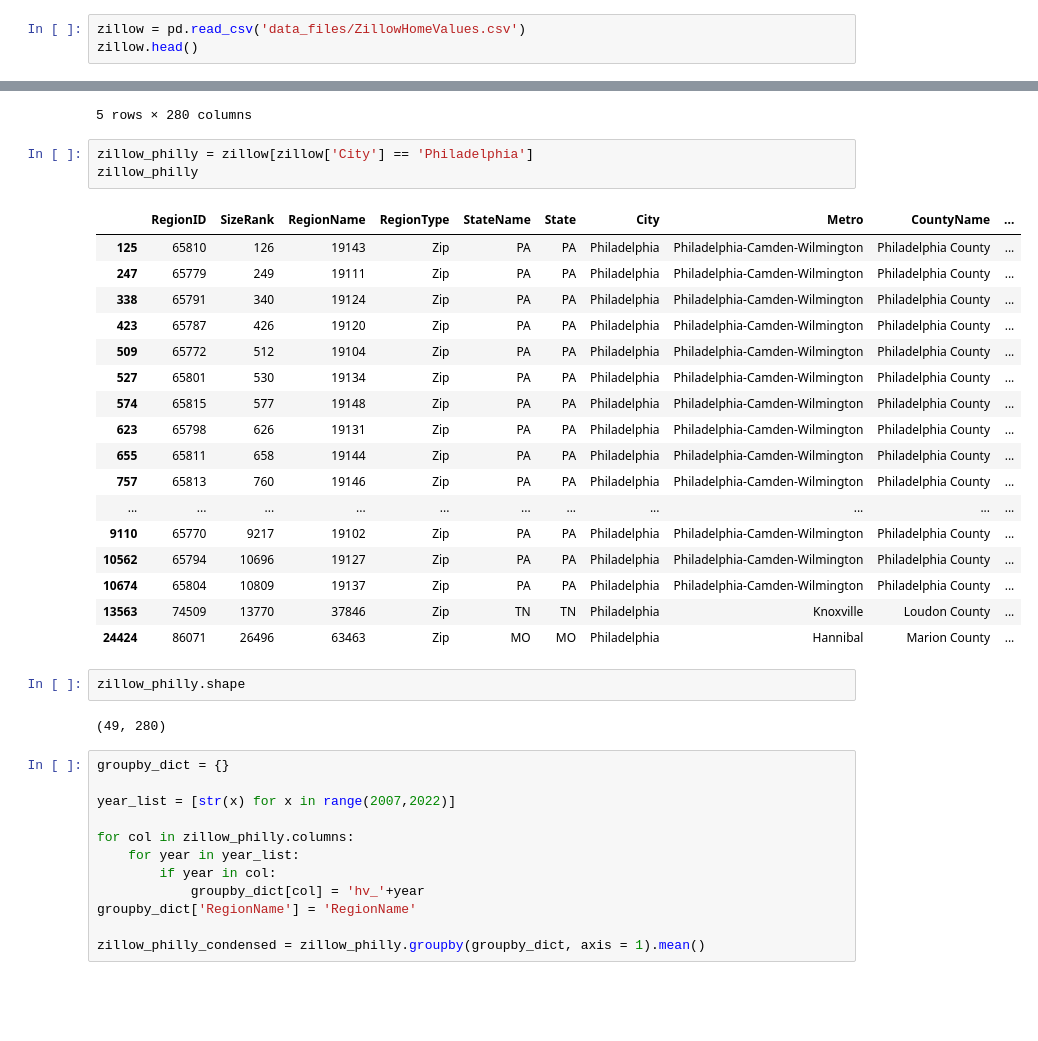
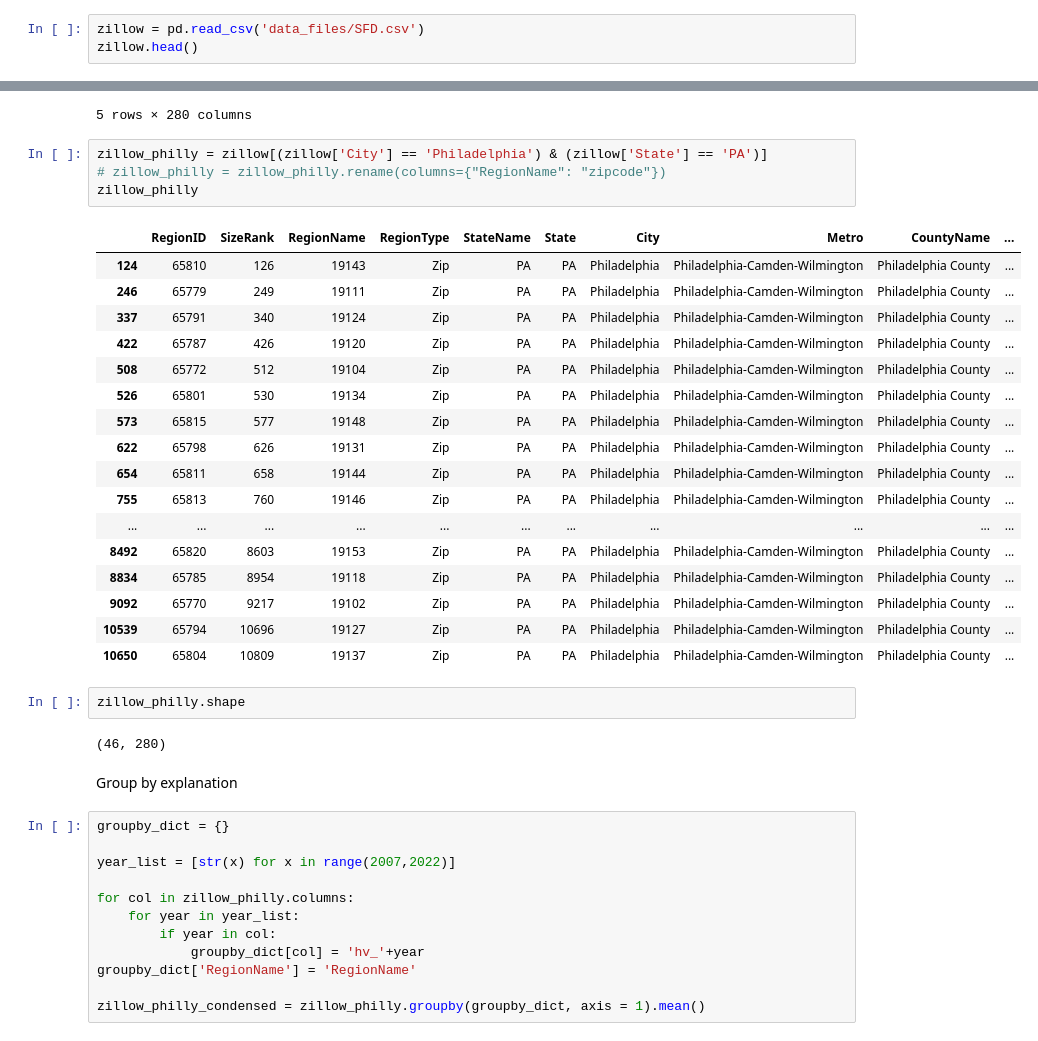
Before and after one commit to JohnnyKile/Philadelphia-Housing-Analysis, a Jupyter notebook: Philadelphia Housing Analysis.ipynb, the cells around one changed output, grey strips where cells are left out. Drawn from its saved outputs; the diff is of its cells as text; blank space fills up the shorter version.

```diff
--- a/Philadelphia Housing Analysis.ipynb
+++ b/Philadelphia Housing Analysis.ipynb
@@ -327,5 +264,5 @@ pdf2.head()
 # %%
-zillow = pd.read_csv('data_files/ZillowHomeValues.csv')
+zillow = pd.read_csv('data_files/SFD.csv')
 zillow.head()
 # %% [output]
 |  | RegionID | SizeRank | RegionName | RegionType | StateName | State | City | Metro | CountyName | ... |
@@ -336,30 +273,33 @@ zillow.head()
 | 4 | 84616 | 4 | 60614 | Zip | IL | IL | Chicago | Chicago-Naperville-Elgin | Cook County | ... |
 5 rows × 280 columns
 # %%
-zillow_philly = zillow[zillow['City'] == 'Philadelphia']
+zillow_philly = zillow[(zillow['City'] == 'Philadelphia') & (zillow['State'] == 'PA')]
+# zillow_philly = zillow_philly.rename(columns={"RegionName": "zipcode"})
 zillow_philly
 # %% [output]
 |  | RegionID | SizeRank | RegionName | RegionType | StateName | State | City | Metro | CountyName | ... |
-| 125 | 65810 | 126 | 19143 | Zip | PA | PA | Philadelphia | Philadelphia-Camden-Wilmington | Philadelphia County | ... |
-| 247 | 65779 | 249 | 19111 | Zip | PA | PA | Philadelphia | Philadelphia-Camden-Wilmington | Philadelphia County | ... |
-| 338 | 65791 | 340 | 19124 | Zip | PA | PA | Philadelphia | Philadelphia-Camden-Wilmington | Philadelphia County | ... |
-| 423 | 65787 | 426 | 19120 | Zip | PA | PA | Philadelphia | Philadelphia-Camden-Wilmington | Philadelphia County | ... |
-| 509 | 65772 | 512 | 19104 | Zip | PA | PA | Philadelphia | Philadelphia-Camden-Wilmington | Philadelphia County | ... |
-| 527 | 65801 | 530 | 19134 | Zip | PA | PA | Philadelphia | Philadelphia-Camden-Wilmington | Philadelphia County | ... |
-| 574 | 65815 | 577 | 19148 | Zip | PA | PA | Philadelphia | Philadelphia-Camden-Wilmington | Philadelphia County | ... |
-| 623 | 65798 | 626 | 19131 | Zip | PA | PA | Philadelphia | Philadelphia-Camden-Wilmington | Philadelphia County | ... |
-| 655 | 65811 | 658 | 19144 | Zip | PA | PA | Philadelphia | Philadelphia-Camden-Wilmington | Philadelphia County | ... |
-| 757 | 65813 | 760 | 19146 | Zip | PA | PA | Philadelphia | Philadelphia-Camden-Wilmington | Philadelphia County | ... |
+| 124 | 65810 | 126 | 19143 | Zip | PA | PA | Philadelphia | Philadelphia-Camden-Wilmington | Philadelphia County | ... |
+| 246 | 65779 | 249 | 19111 | Zip | PA | PA | Philadelphia | Philadelphia-Camden-Wilmington | Philadelphia County | ... |
+| 337 | 65791 | 340 | 19124 | Zip | PA | PA | Philadelphia | Philadelphia-Camden-Wilmington | Philadelphia County | ... |
+| 422 | 65787 | 426 | 19120 | Zip | PA | PA | Philadelphia | Philadelphia-Camden-Wilmington | Philadelphia County | ... |
+| 508 | 65772 | 512 | 19104 | Zip | PA | PA | Philadelphia | Philadelphia-Camden-Wilmington | Philadelphia County | ... |
+| 526 | 65801 | 530 | 19134 | Zip | PA | PA | Philadelphia | Philadelphia-Camden-Wilmington | Philadelphia County | ... |
+| 573 | 65815 | 577 | 19148 | Zip | PA | PA | Philadelphia | Philadelphia-Camden-Wilmington | Philadelphia County | ... |
+| 622 | 65798 | 626 | 19131 | Zip | PA | PA | Philadelphia | Philadelphia-Camden-Wilmington | Philadelphia County | ... |
+| 654 | 65811 | 658 | 19144 | Zip | PA | PA | Philadelphia | Philadelphia-Camden-Wilmington | Philadelphia County | ... |
+| 755 | 65813 | 760 | 19146 | Zip | PA | PA | Philadelphia | Philadelphia-Camden-Wilmington | Philadelphia County | ... |
 | ... | ... | ... | ... | ... | ... | ... | ... | ... | ... | ... |
-| 9110 | 65770 | 9217 | 19102 | Zip | PA | PA | Philadelphia | Philadelphia-Camden-Wilmington | Philadelphia County | ... |
-| 10562 | 65794 | 10696 | 19127 | Zip | PA | PA | Philadelphia | Philadelphia-Camden-Wilmington | Philadelphia County | ... |
-| 10674 | 65804 | 10809 | 19137 | Zip | PA | PA | Philadelphia | Philadelphia-Camden-Wilmington | Philadelphia County | ... |
-| 13563 | 74509 | 13770 | 37846 | Zip | TN | TN | Philadelphia | Knoxville | Loudon County | ... |
-| 24424 | 86071 | 26496 | 63463 | Zip | MO | MO | Philadelphia | Hannibal | Marion County | ... |
+| 8492 | 65820 | 8603 | 19153 | Zip | PA | PA | Philadelphia | Philadelphia-Camden-Wilmington | Philadelphia County | ... |
+| 8834 | 65785 | 8954 | 19118 | Zip | PA | PA | Philadelphia | Philadelphia-Camden-Wilmington | Philadelphia County | ... |
+| 9092 | 65770 | 9217 | 19102 | Zip | PA | PA | Philadelphia | Philadelphia-Camden-Wilmington | Philadelphia County | ... |
+| 10539 | 65794 | 10696 | 19127 | Zip | PA | PA | Philadelphia | Philadelphia-Camden-Wilmington | Philadelphia County | ... |
+| 10650 | 65804 | 10809 | 19137 | Zip | PA | PA | Philadelphia | Philadelphia-Camden-Wilmington | Philadelphia County | ... |
 # %%
 zillow_philly.shape
 # %% [output]
-(49, 280)
+(46, 280)
+# %% [markdown]
+Group by explanation
 # %%
 groupby_dict = {}
 
```
Also changed, not shown: parts of 78 cells of this notebook, 1 other file.
